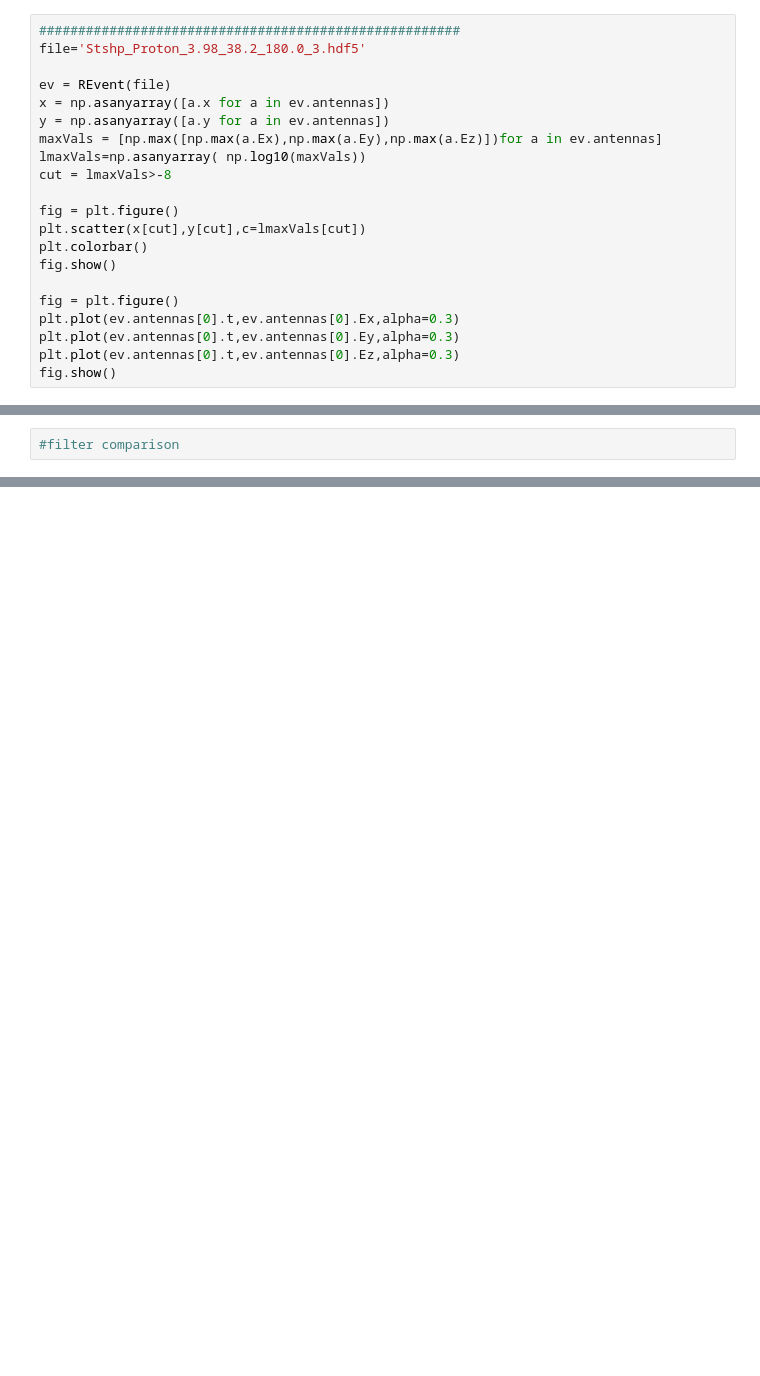
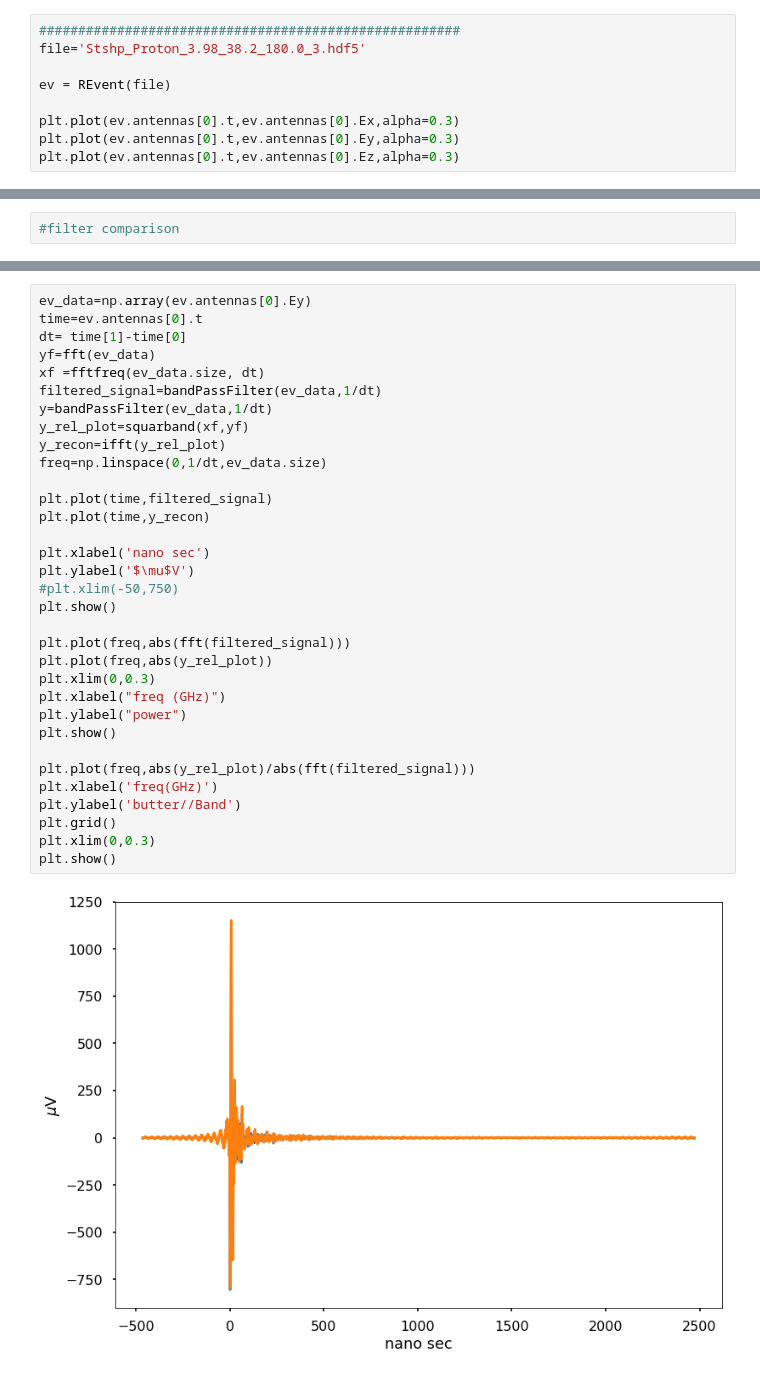
Before and after one commit to abwembya/Filtsim, a Jupyter notebook: filtband.ipynb, the cells around one changed output, grey strips where cells are left out. Cells and saved outputs as stored; diff of their text form; blank space fills up the shorter version.

```diff
--- a/filtband.ipynb
+++ b/filtband.ipynb
@@ -157,21 +100,9 @@ read 176antennas
 file='Stshp_Proton_3.98_38.2_180.0_3.hdf5'
 
 ev = REvent(file)
-x = np.asanyarray([a.x for a in ev.antennas])
-y = np.asanyarray([a.y for a in ev.antennas])
-maxVals = [np.max([np.max(a.Ex),np.max(a.Ey),np.max(a.Ez)])for a in ev.antennas]
-lmaxVals=np.asanyarray( np.log10(maxVals))
-cut = lmaxVals>-8
 
-fig = plt.figure()
-plt.scatter(x[cut],y[cut],c=lmaxVals[cut])
-plt.colorbar()
-fig.show()
-
-fig = plt.figure()
 plt.plot(ev.antennas[0].t,ev.antennas[0].Ex,alpha=0.3)
 plt.plot(ev.antennas[0].t,ev.antennas[0].Ey,alpha=0.3)
 plt.plot(ev.antennas[0].t,ev.antennas[0].Ez,alpha=0.3)
-fig.show()
 # %% [output]
 read 176 antennas
@@ -372,0 +249,35 @@ comparison()
+# %%
+ev_data=np.array(ev.antennas[0].Ey)
+time=ev.antennas[0].t
+dt= time[1]-time[0]
+yf=fft(ev_data)
+xf =fftfreq(ev_data.size, dt)
+filtered_signal=bandPassFilter(ev_data,1/dt)
+y=bandPassFilter(ev_data,1/dt)
+y_rel_plot=squarband(xf,yf)
+y_recon=ifft(y_rel_plot)
+freq=np.linspace(0,1/dt,ev_data.size)
+
+plt.plot(time,filtered_signal)
+plt.plot(time,y_recon)
+
+plt.xlabel('nano sec')
+plt.ylabel('$\mu$V')
+#plt.xlim(-50,750)
+plt.show()
+
+plt.plot(freq,abs(fft(filtered_signal)))
+plt.plot(freq,abs(y_rel_plot))
+plt.xlim(0,0.3)
+plt.xlabel("freq (GHz)")
+plt.ylabel("power")
+plt.show()
+
+plt.plot(freq,abs(y_rel_plot)/abs(fft(filtered_signal)))
+plt.xlabel('freq(GHz)')
+plt.ylabel('butter//Band')
+plt.grid()
+plt.xlim(0,0.3)
+plt.show()
+# %% [output]
+[figure, added]
```
Also changed, not shown: parts of 8 cells of this notebook.
